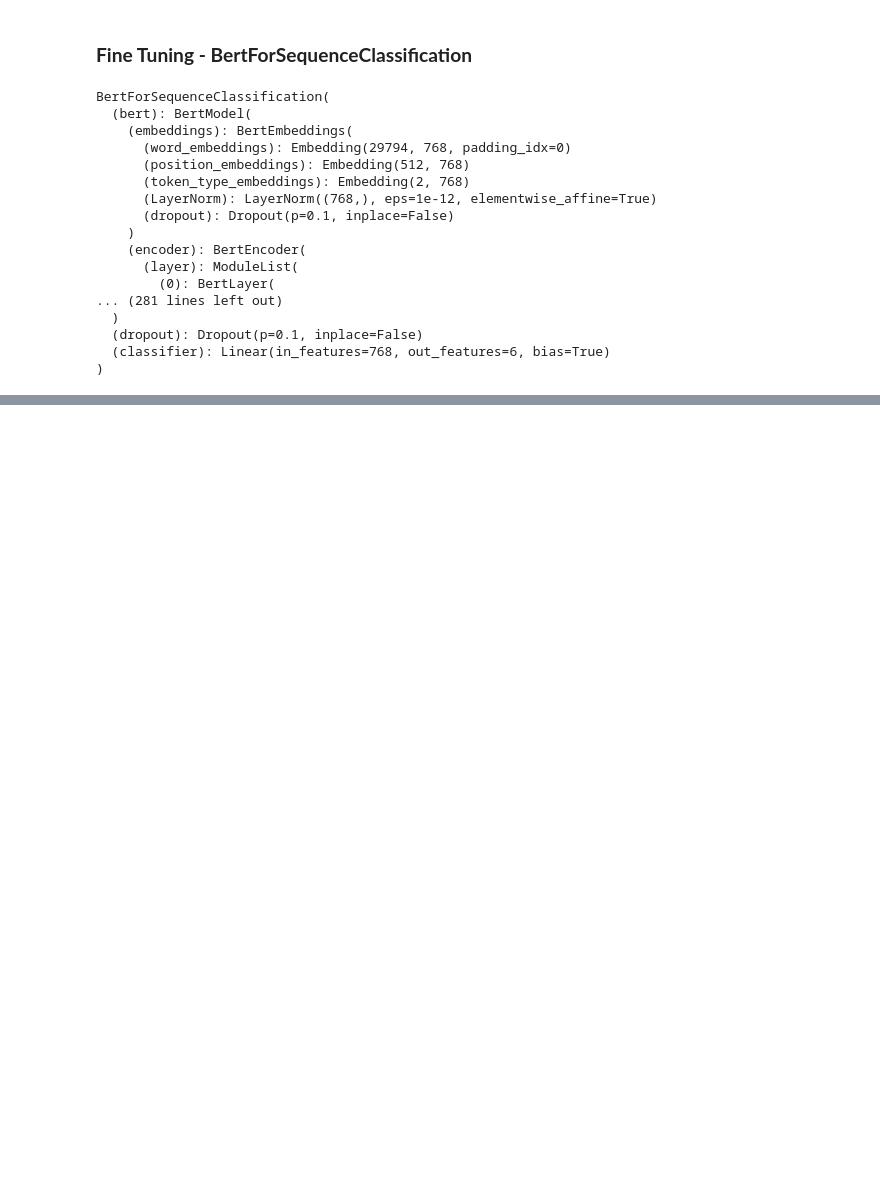
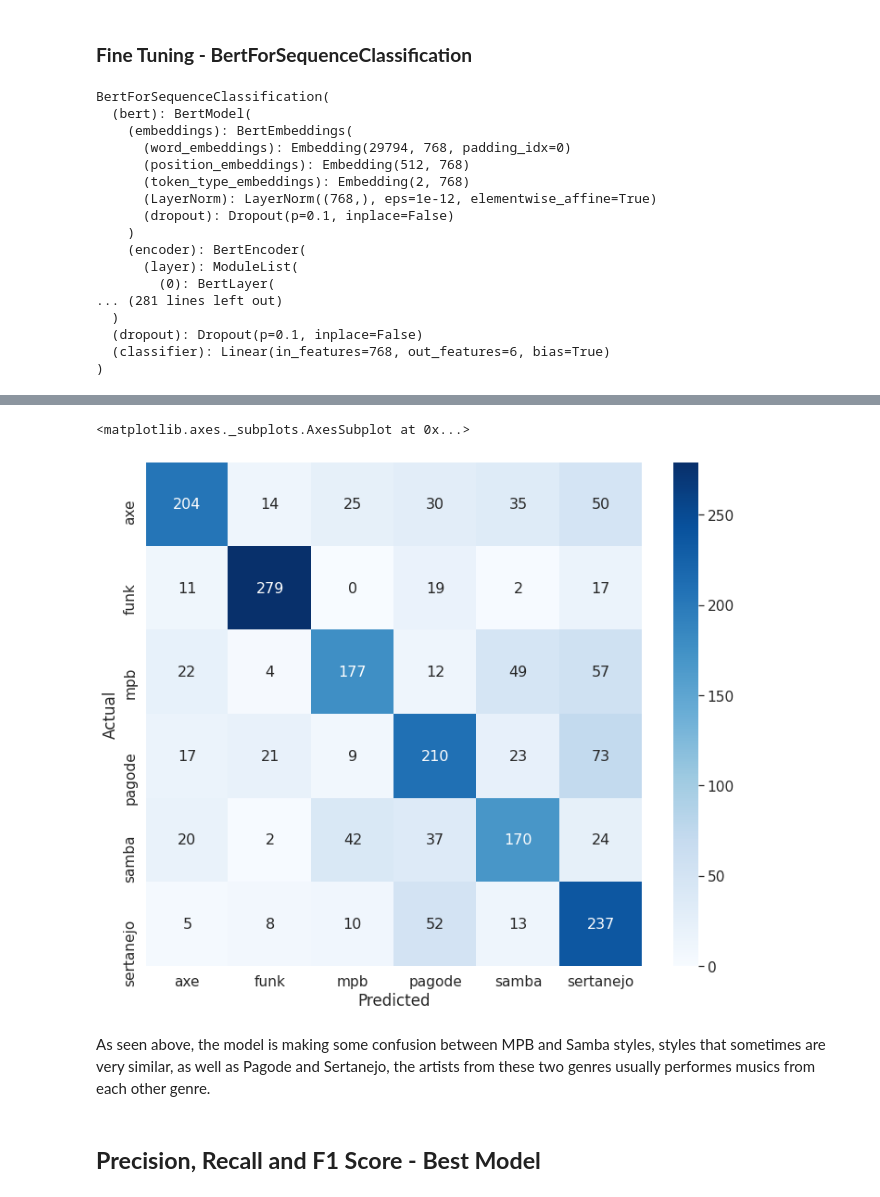
Before and after one commit to brunoleme/Multilabel_and_Text_Classification, a Jupyter notebook: Text_Multiclass_Classification_Music_Genre.ipynb, the cells around one changed output, grey strips where cells are left out. Cells and saved outputs as stored; diff of their text form; code cells hidden in the pictures; blank space fills up the shorter version.

```diff
--- a/Text_Multiclass_Classification_Music_Genre.ipynb
+++ b/Text_Multiclass_Classification_Music_Genre.ipynb
@@ -923,0 +997,23 @@ pd.DataFrame(results, columns=['Model', 'Training Accur.', 'Valid Accur.'])
+# %%
+val_pred_labels = np.array([])
+for b in validation_results:
+  val_pred_labels = np.append(val_pred_labels, np.argmax(b.detach().cpu().numpy(), axis=1).flatten())
+# %%
+from sklearn.metrics import confusion_matrix
+
+y_true = labels_valid.detach().cpu().numpy()
+y_pred = val_pred_labels
+data = confusion_matrix(y_true, y_pred)
+df_cm = pd.DataFrame(data, columns=le.classes_, index = le.classes_)
+df_cm.index.name = 'Actual'
+df_cm.columns.name = 'Predicted'
+plt.figure(figsize = (12,10))
+sns.set(font_scale=1.4)#for label size
+sns.heatmap(df_cm, cmap="Blues", annot=True, fmt='g', annot_kws={"size": 16})# font size
+# %% [output]
+<matplotlib.axes._subplots.AxesSubplot at 0x...>
+[figure, added]
+# %% [markdown]
+As seen above, the model is making some confusion between MPB and Samba styles, styles that sometimes are very similar, as well as Pagode and Sertanejo, the artists from these two genres usually performes musics from each other genre.
+# %% [markdown]
+## **Precision, Recall and F1 Score - Best Model**
```
Also changed, not shown: parts of 60 cells of this notebook.
